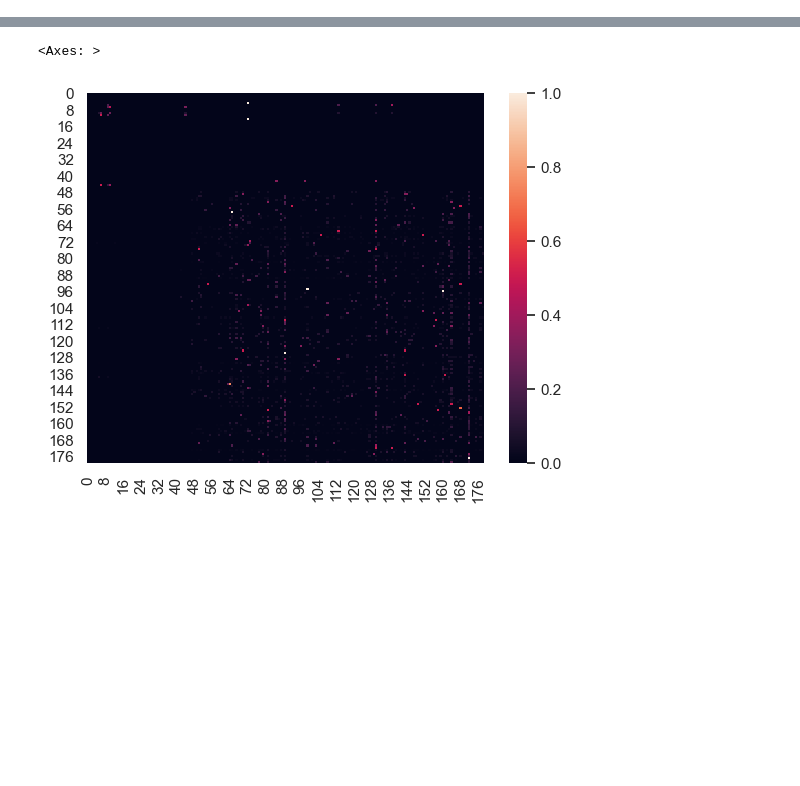
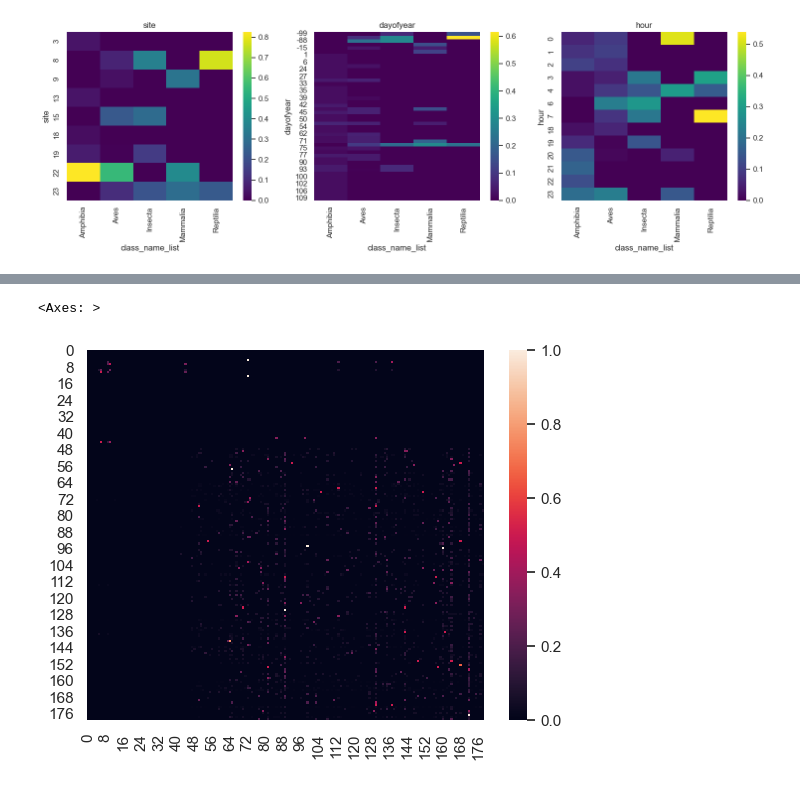
Before and after one commit to glouno/birdclef_2026_ML, a Jupyter notebook: notebooks/01_02_soundscapes.ipynb, the cells around one changed output, grey strips where cells are left out. Saved outputs shown, nothing was run; the diff lists cells and outputs as text; code cells hidden in the pictures; blank space fills up the shorter version.

```diff
--- a/notebooks/01_02_soundscapes.ipynb
+++ b/notebooks/01_02_soundscapes.ipynb
@@ -18,7 +18,8 @@ from IPython.display import Markdown
 from pathlib import Path
 from birdclef_2026_ml.notebooks.notebook_utils import init_notebook
 from birdclef_2026_ml.notebooks.eda import *
-from birdclef_2026_ml.preprocess import *
-from birdclef_2026_ml.paths import PATHS
+from birdclef_2026_ml.processing.preprocess import *
+from birdclef_2026_ml.paths import load_project_paths
 
+paths = load_project_paths()
 init_notebook()
@@ -25,4 +29,5 @@ init_notebook()
 # %%
-train = pd.read_parquet(PATHS['proc_train'])
-taxonomy = pd.read_csv(PATHS['taxonomy'])
-soundscapes = pd.read_parquet(PATHS['proc_soundscapes'])
+train = pd.read_parquet(paths.train_processed)
+taxonomy = pd.read_csv(paths.taxonomy)
+soundscapes = pd.read_parquet(paths.soundscapes_processed)
+soundscapes
@@ -28,0 +59,6 @@ soundscapes = pd.read_parquet(PATHS['proc_soundscapes'])
+# %%
+dt = soundscapes["datetime"]
+
+soundscapes["hour"] = dt.dt.hour.astype("int8")
+soundscapes["dayofyear"] = dt.dt.dayofyear.astype("int8")
+soundscapes
@@ -28,0 +80,13 @@ soundscapes = pd.read_parquet(PATHS['proc_soundscapes'])
+# %%
+stats = soundscapes.explode("class_name_list").reset_index(drop=True)
+
+fig, axes = plt.subplots(1,3, figsize=(15, 5))
+
+cols = ["site", "dayofyear", "hour"]
+for ax, col in zip(axes, cols):
+    coocc = pd.crosstab(index=stats[col], columns=stats["class_name_list"], normalize="columns")
+    sns.heatmap(coocc, annot=False, cmap="viridis", ax=ax, fmt=".2f")
+    ax.set_title(col)
+plt.tight_layout()
+# %% [output]
+[figure, added]
```
Also changed, not shown: parts of 5 cells of this notebook, 5 other files.
